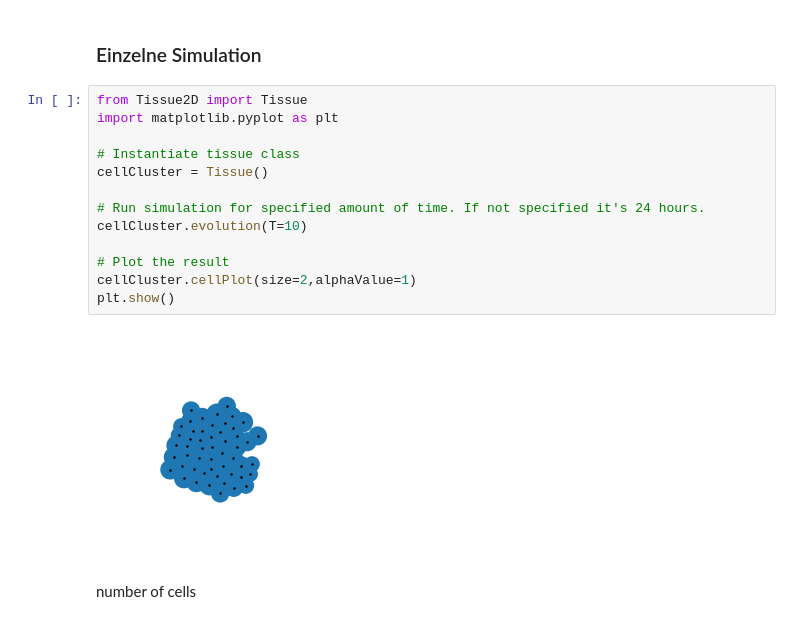
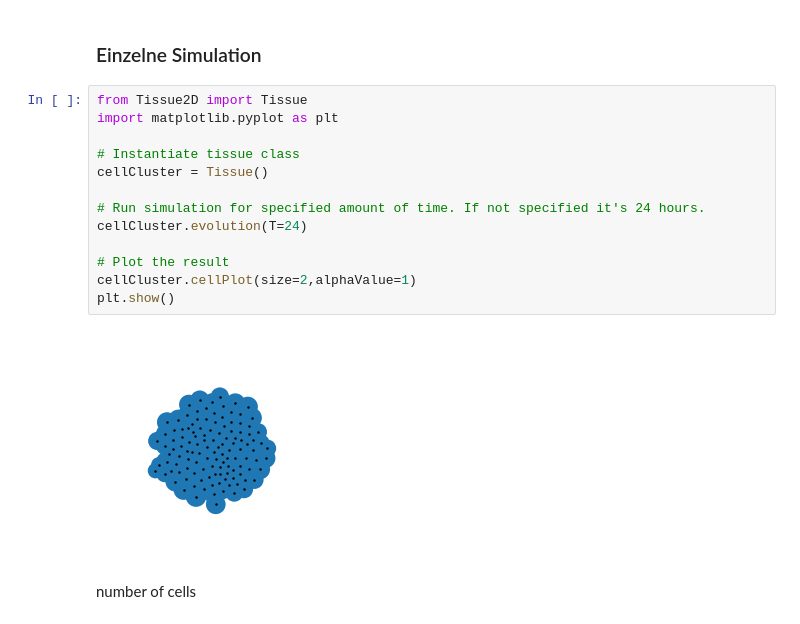
Before and after one commit to scfischer/2023_SS_TissueNetworks, a Jupyter notebook: Wed_Modelling/02_centroidModel/TissueExample.ipynb, the cells around one changed output. Cells and saved outputs as stored; diff of their text form.

```diff
--- a/Wed_Modelling/02_centroidModel/TissueExample.ipynb
+++ b/Wed_Modelling/02_centroidModel/TissueExample.ipynb
@@ -3,18 +3,18 @@
 # %%
 from Tissue2D import Tissue
 import matplotlib.pyplot as plt
 
 # Instantiate tissue class
 cellCluster = Tissue()
 
 # Run simulation for specified amount of time. If not specified it's 24 hours.
-cellCluster.evolution(T=10)
+cellCluster.evolution(T=24)
 
 # Plot the result
 cellCluster.cellPlot(size=2,alphaValue=1)
 plt.show()
 # %% [output]
-[figure, old version]
+[figure, new version]
 # %% [markdown]
 number of cells
 # %%
```
Also changed, not shown: parts of 1 cell of this notebook, 1 other file.
